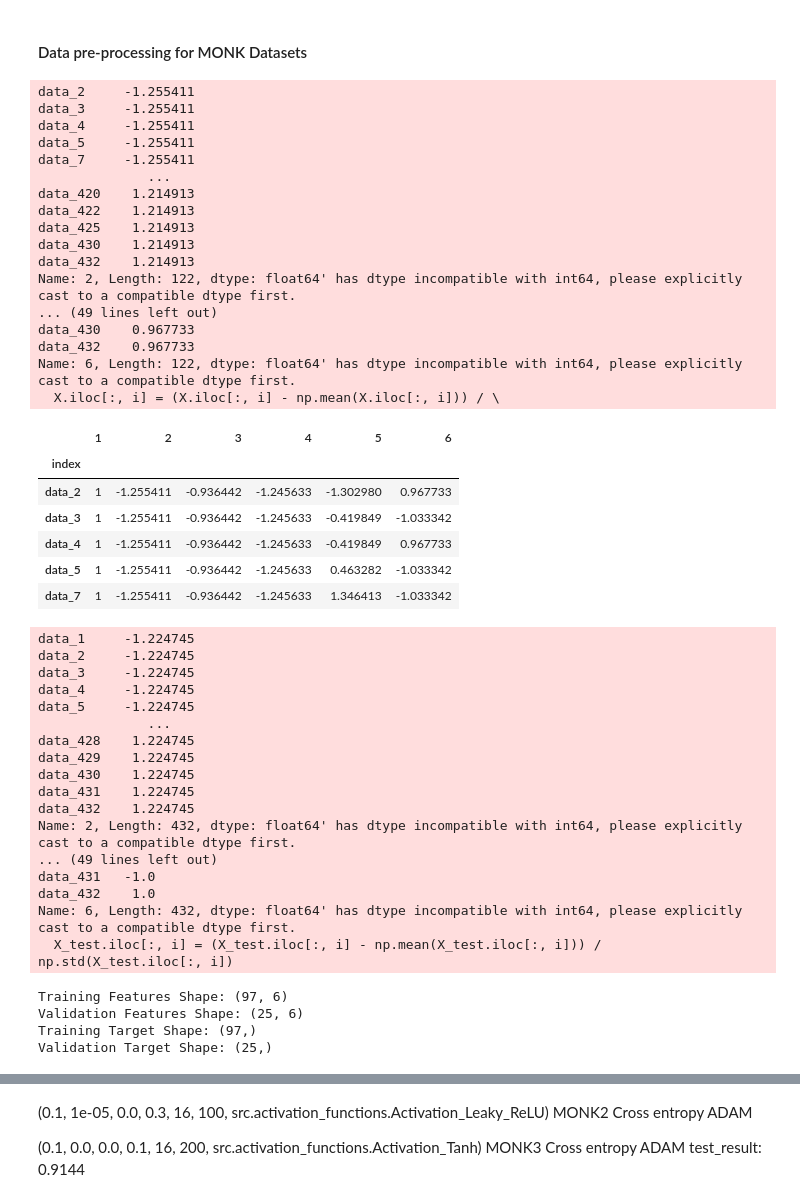
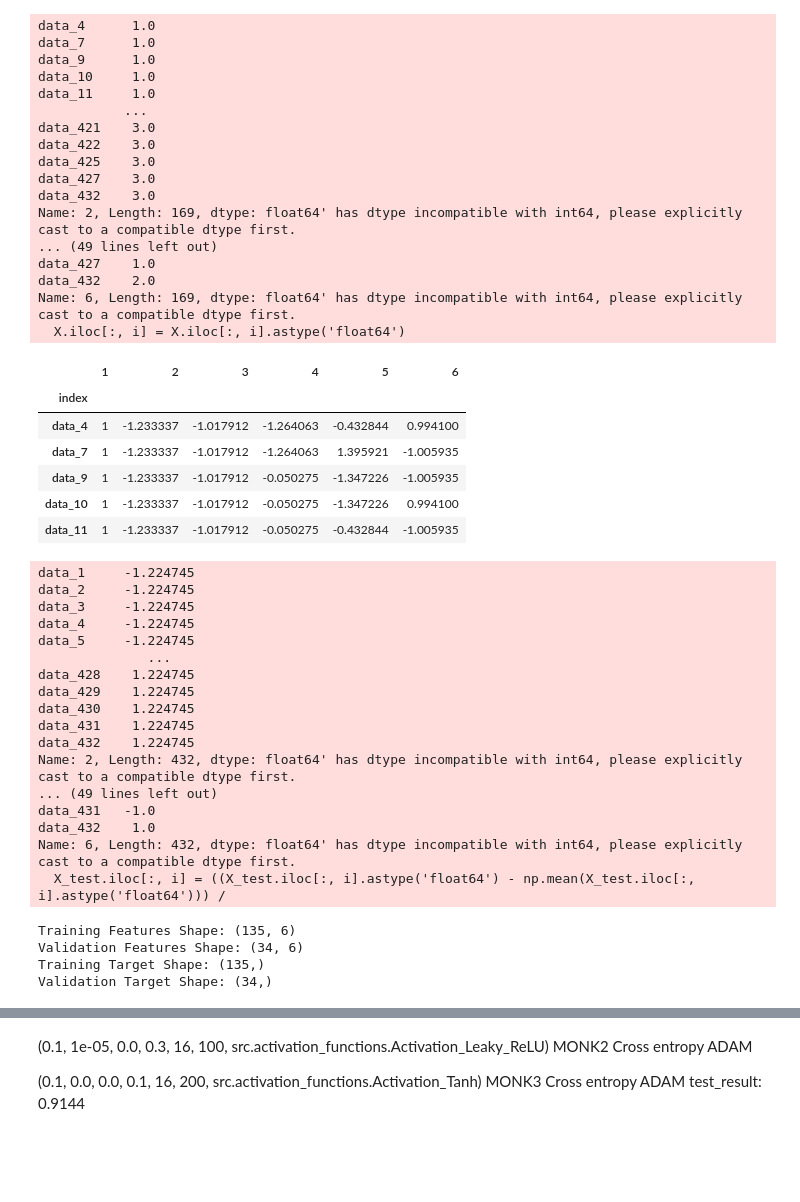
Before and after one commit to Mostafa772/ML_project, a Jupyter notebook: baseline.ipynb, the cells around one changed output, grey strips where cells are left out. Drawn from its saved outputs; the diff is of its cells as text; code cells hidden in the pictures; blank space fills up the shorter version.

```diff
--- a/baseline.ipynb
+++ b/baseline.ipynb
@@ -19,59 +20,59 @@ from src.layer import *
 np.random.seed(0)
-# %% [markdown]
-#### Data pre-processing for MONK Datasets
 # %%
 ########################################################
 ### Don't forget to change the path to the data file ###
 ########################################################
 
-df = pd.read_csv("../ML_project/data/Monk_3/monks-3.train", names=[0,1,2,3,4,5,6,"index"], delimiter= " ")
+df = pd.read_csv("../ML_project/data/Monk_2/monks-2.train", names=[0,1,2,3,4,5,6,"index"], delimiter= " ")
 # df = pd.read_csv("../ML_project/data/Monk_2/monks-2.train",
 #                  names=[0, 1, 2, 3, 4, 5, 6, "index"], delimiter=" ")
 df.set_index("index", inplace=True)
 y = df.iloc[:, 0]  # First column as target
 X = df.iloc[:, 1:]  # All other columns as features
 for i in range(1, X.shape[1]):
-    X.iloc[:, i] = (X.iloc[:, i] - np.mean(X.iloc[:, i])) / \
-        np.std(X.iloc[:, i])
+    X.iloc[:, i] = X.iloc[:, i].astype('float64')
+    X.iloc[:, i] = ((X.iloc[:, i] - np.mean(X.iloc[:, i])) / \
+        np.std(X.iloc[:, i]))
 X.head()
 # %% [output]
-data_2     -1.255411
-data_3     -1.255411
-data_4     -1.255411
-data_5     -1.255411
-data_7     -1.255411
-              ...
-data_420    1.214913
-data_422    1.214913
-data_425    1.214913
-data_430    1.214913
-data_432    1.214913
-Name: 2, Length: 122, dtype: float64' has dtype incompatible with int64, please explicitly cast to a compatible dtype first.
+data_4      1.0
+data_7      1.0
+data_9      1.0
+data_10     1.0
+data_11     1.0
+           ...
+data_421    3.0
+data_422    3.0
+data_425    3.0
+data_427    3.0
+data_432    3.0
+Name: 2, Length: 169, dtype: float64' has dtype incompatible with int64, please explicitly cast to a compatible dtype first.
 ... (49 lines left out)
-data_430    0.967733
-data_432    0.967733
-Name: 6, Length: 122, dtype: float64' has dtype incompatible with int64, please explicitly cast to a compatible dtype first.
-  X.iloc[:, i] = (X.iloc[:, i] - np.mean(X.iloc[:, i])) / \
+data_427    1.0
+data_432    2.0
+Name: 6, Length: 169, dtype: float64' has dtype incompatible with int64, please explicitly cast to a compatible dtype first.
+  X.iloc[:, i] = X.iloc[:, i].astype('float64')
 |  | 1 | 2 | 3 | 4 | 5 | 6 |
 | index |  |  |  |  |  |  |
-| data_2 | 1 | -1.255411 | -0.936442 | -1.245633 | -1.302980 | 0.967733 |
-| data_3 | 1 | -1.255411 | -0.936442 | -1.245633 | -0.419849 | -1.033342 |
-| data_4 | 1 | -1.255411 | -0.936442 | -1.245633 | -0.419849 | 0.967733 |
-| data_5 | 1 | -1.255411 | -0.936442 | -1.245633 | 0.463282 | -1.033342 |
-| data_7 | 1 | -1.255411 | -0.936442 | -1.245633 | 1.346413 | -1.033342 |
+| data_4 | 1 | -1.233337 | -1.017912 | -1.264063 | -0.432844 | 0.994100 |
+| data_7 | 1 | -1.233337 | -1.017912 | -1.264063 | 1.395921 | -1.005935 |
+| data_9 | 1 | -1.233337 | -1.017912 | -0.050275 | -1.347226 | -1.005935 |
+| data_10 | 1 | -1.233337 | -1.017912 | -0.050275 | -1.347226 | 0.994100 |
+| data_11 | 1 | -1.233337 | -1.017912 | -0.050275 | -0.432844 | -1.005935 |
 # %%
 ########################################################
 ### Don't forget to change the path to the data file ###
 ########################################################
 
-test_data = pd.read_csv("../ML_project/data/Monk_3/monks-3.test",
+test_data = pd.read_csv("../ML_project/data/Monk_2/monks-2.test",
 names=[0, 1, 2, 3, 4, 5, 6, "index"], delimiter=" ")
 test_data.set_index("index", inplace=True)
 # test_data.head()
 y_test = test_data.iloc[:, 0]
 X_test = test_data.iloc[:, 1:]
 for i in range(1, X_test.shape[1]):
-    X_test.iloc[:, i] = (X_test.iloc[:, i] - np.mean(X_test.iloc[:, i])) / np.std(X_test.iloc[:, i])
+    X_test.iloc[:, i] = ((X_test.iloc[:, i] - np.mean(X_test.iloc[:, i])) /
+                         np.std(X_test.iloc[:, i]))
 # %% [output]
 data_1     -1.224745
 data_2     -1.224745
@@ -89,7 +90,7 @@ Name: 2, Length: 432, dtype: float64' has dtype incompatible with int64, please
 data_431   -1.0
 data_432    1.0
 Name: 6, Length: 432, dtype: float64' has dtype incompatible with int64, please explicitly cast to a compatible dtype first.
-  X_test.iloc[:, i] = (X_test.iloc[:, i] - np.mean(X_test.iloc[:, i])) / np.std(X_test.iloc[:, i])
+  X_test.iloc[:, i] = ((X_test.iloc[:, i].astype('float64') - np.mean(X_test.iloc[:, i].astype('float64'))) /
 # %%
 X_train, X_val, y_train, y_val = train_test_split(X, y, test_size=0.2, random_state=42)
 
@@ -99,10 +100,10 @@ print("Validation Features Shape:", X_val.shape)
 print("Training Target Shape:", y_train.shape)
 print("Validation Target Shape:", y_val.shape)
 # %% [output]
-Training Features Shape: (97, 6)
-Validation Features Shape: (25, 6)
-Training Target Shape: (97,)
-Validation Target Shape: (25,)
+Training Features Shape: (135, 6)
+Validation Features Shape: (34, 6)
+Training Target Shape: (135,)
+Validation Target Shape: (34,)
 # %%
 class Loss:
     def calculate(self, output, y):
```
Also changed, not shown: parts of 17 cells of this notebook, 7 other files.
